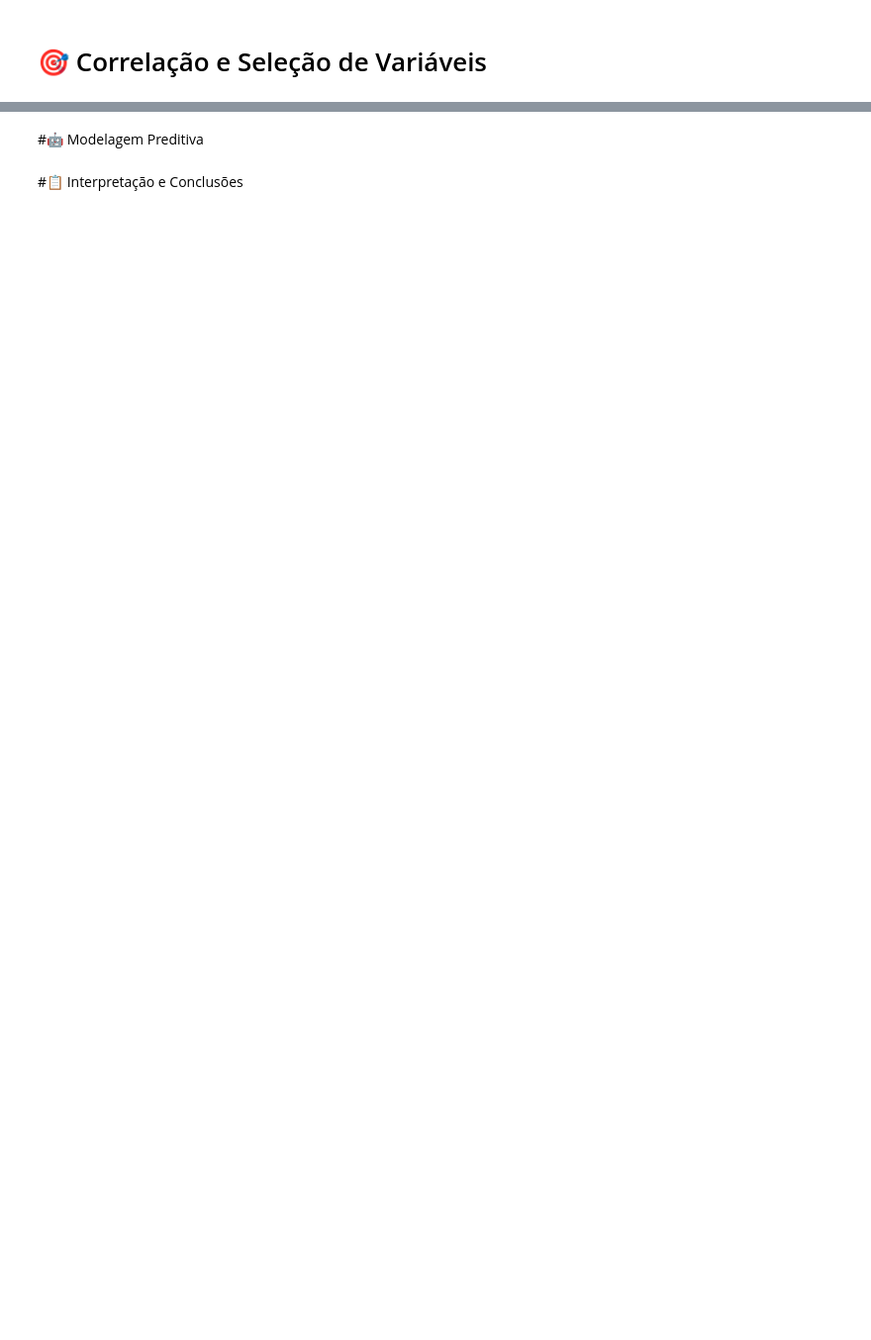
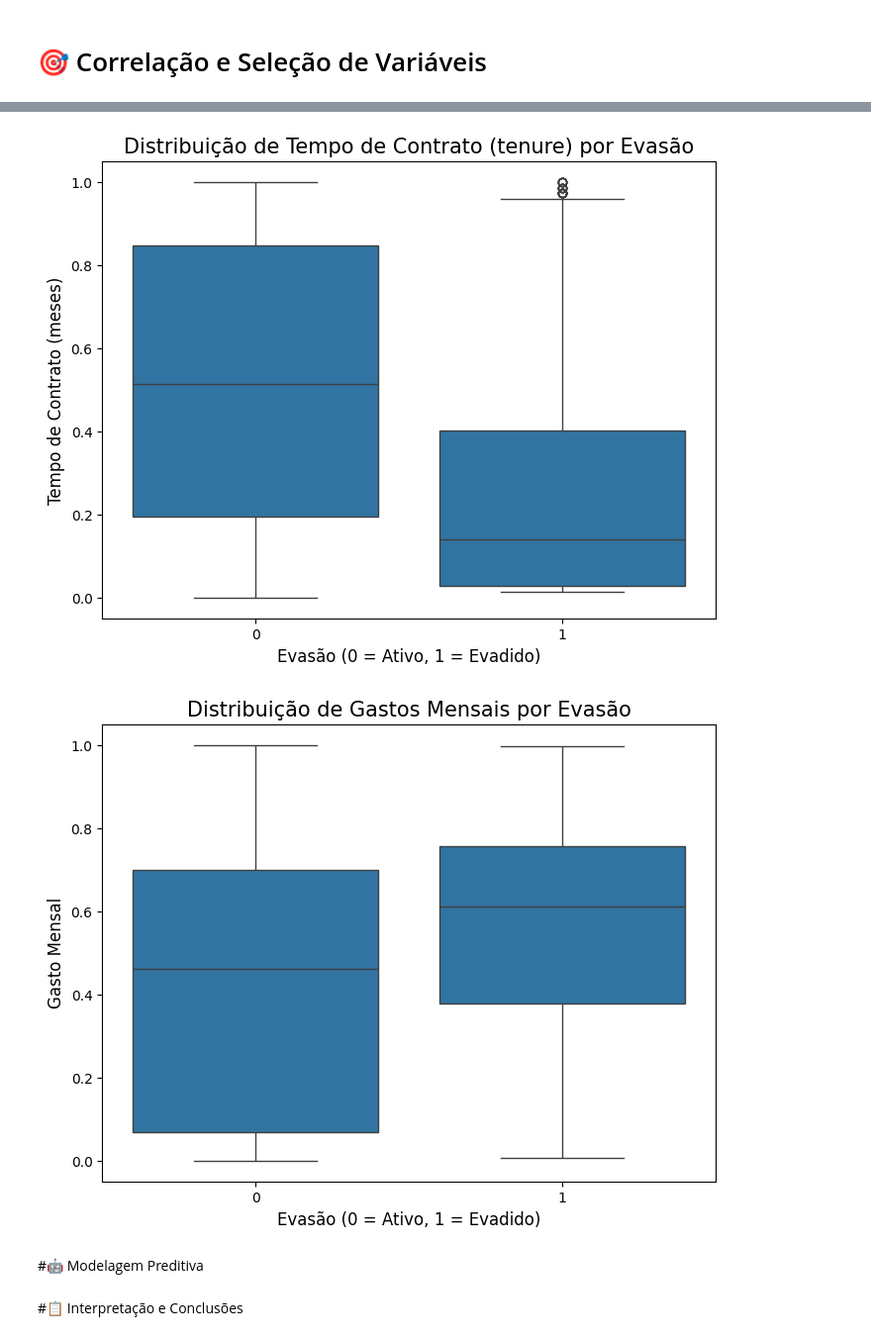
Before and after one commit to claudiobalique/Challenge-Telecom-X-parte2-Public, a Jupyter notebook: challenge_Telecom_X_Parte_2.ipynb, the cells around one changed output, grey strips where cells are left out. Shown: that part at 99% size. Cells and saved outputs as stored; diff of their text form; code cells hidden in the pictures; blank space fills up the shorter version.

```diff
--- a/challenge_Telecom_X_Parte_2.ipynb
+++ b/challenge_Telecom_X_Parte_2.ipynb
@@ -32,3 +322,46 @@ dados_telecom_x.head()
+# %%
+# Análises Direcionadas
+# A escolha do gráfico boxplot é a mais adequada, pois permite
+# visualizar a distribuição de das variaveis em estudo, mostrando a
+# mediana, quartis e possíveis outliers.
+# Isso ajuda a entender se os clientes que evadiram tendem a ter um tempo de
+# contrato diferente daqueles que permaneceram no caso da variavel no caso da
+# relação Tempo de contrato# (tenure) vs. Evasão. E
+# também a comparar a distribuição dos gastos mensais entre os clientes que
+# evadiram e os que ficaram no caso da relação Gasto mensal (Charges.Monthly)
+# vs. Evasão
+
+
+import pandas as pd
+import seaborn as sns
+import matplotlib.pyplot as plt
+from io import StringIO
+from sklearn.preprocessing import MinMaxScaler
+
+# Preparar o DataFrame para a visualização, se necessário
+# A coluna Churn já está em formato numérico, o que é ideal para a visualização
+df_encoded['Churn'] = df_encoded['Churn'].astype(int)
+
+# --- Gráfico de Boxplot para 'tenure' vs. 'Churn' ---
+plt.figure(figsize=(8, 6))
+sns.boxplot(x='Churn', y='tenure', data=df_encoded)
+plt.title('Distribuição de Tempo de Contrato (tenure) por Evasão', fontsize=15)
+plt.xlabel('Evasão (0 = Ativo, 1 = Evadido)', fontsize=12)
+plt.ylabel('Tempo de Contrato (meses)', fontsize=12)
+plt.xticks([0, 1])
+plt.show()
+
+# --- Gráfico de Boxplot para 'Charges.Monthly' vs. 'Churn' ---
+plt.figure(figsize=(8, 6))
+sns.boxplot(x='Churn', y='Charges.Monthly', data=df_encoded)
+plt.title('Distribuição de Gastos Mensais por Evasão', fontsize=15)
+plt.xlabel('Evasão (0 = Ativo, 1 = Evadido)', fontsize=12)
+plt.ylabel('Gasto Mensal', fontsize=12)
+plt.xticks([0, 1])
+plt.show()
+# %% [output]
+[figure, added]
+[figure, added]
 # %% [markdown]
 #🤖 Modelagem Preditiva
 # %% [markdown]
```
Also changed, not shown: parts of 10 cells of this notebook.
